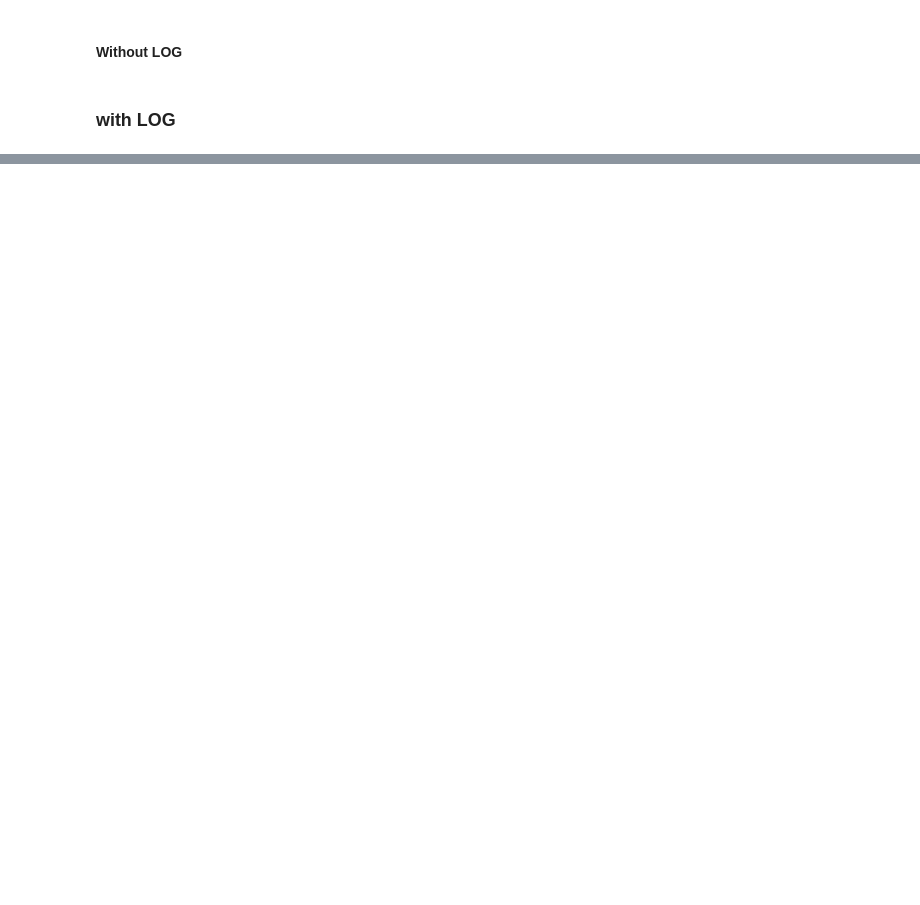
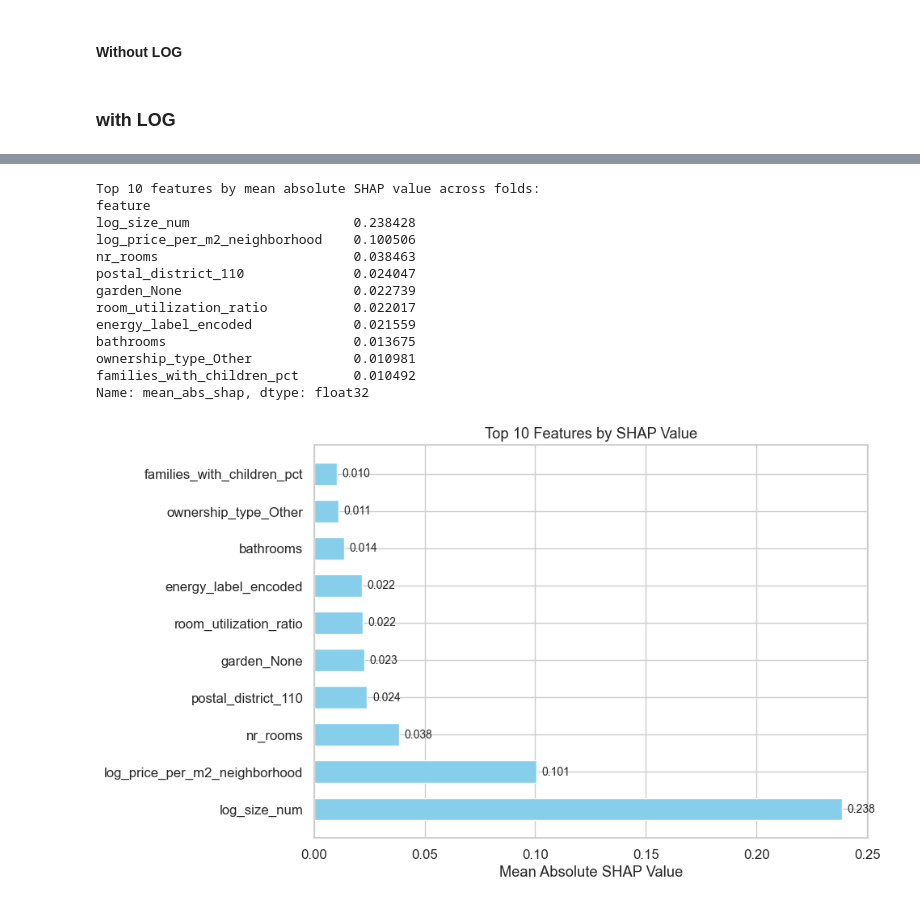
Before and after one commit to Laurynas26/house_price_prediction_project, a Jupyter notebook: notebooks/04_log_on_target.ipynb, the cells around one changed output, grey strips where cells are left out. Saved outputs shown, nothing was run; the diff lists cells and outputs as text; code cells hidden in the pictures; blank space fills up the shorter version.

```diff
--- a/notebooks/04_log_on_target.ipynb
+++ b/notebooks/04_log_on_target.ipynb
@@ -307,0 +500,61 @@ logger.log_model(trained_xgb, "XGB_Optuna_LogTransformed_feature_eng", results_x
+# %%
+import pandas as pd
+import matplotlib.pyplot as plt
+import seaborn as sns
+import numpy as np
+
+sns.set(style="whitegrid", font_scale=1.1)
+
+# Combine all folds
+df_shap_all = pd.concat(fold_shap_values)
+
+# Group by feature and compute mean across folds
+agg_shap = df_shap_all.groupby("feature")["mean_abs_shap"].mean().sort_values(ascending=False)
+
+print("\nTop 10 features by mean absolute SHAP value across folds:")
+print(agg_shap.head(10))
+
+# Prepare data
+top_features = agg_shap.head(10).sort_values()
+features = top_features.index
+shap_values = top_features.values
+models = np.arange(len(features))
+bar_width = 0.6
+color = 'skyblue'
+
+# Create figure
+fig, ax = plt.subplots(figsize=(10, 6))
+
+# Horizontal bar plot
+ax.barh(models, shap_values, height=bar_width, color=color)
+
+# Y-axis labels
+ax.set_yticks(models)
+ax.set_yticklabels(features)
+ax.invert_yaxis()  # highest SHAP on top
+
+# Labels and title
+ax.set_xlabel("Mean Absolute SHAP Value")
+ax.set_title("Top 10 Features by SHAP Value")
+
+# Add value labels
+for i, val in enumerate(shap_values):
+    ax.text(val + 0.01 * max(shap_values), i, f"{val:.3f}", va='center', fontsize=10)
+
+plt.tight_layout()
+plt.show()
+# %% [output]
+Top 10 features by mean absolute SHAP value across folds:
+feature
+log_size_num                     0.238428
+log_price_per_m2_neighborhood    0.100506
+nr_rooms                         0.038463
+postal_district_110              0.024047
+garden_None                      0.022739
+room_utilization_ratio           0.022017
+energy_label_encoded             0.021559
+bathrooms                        0.013675
+ownership_type_Other             0.010981
+families_with_children_pct       0.010492
+Name: mean_abs_shap, dtype: float32
+[figure, added]
```
Also changed, not shown: parts of 12 cells of this notebook, 2 other files.
